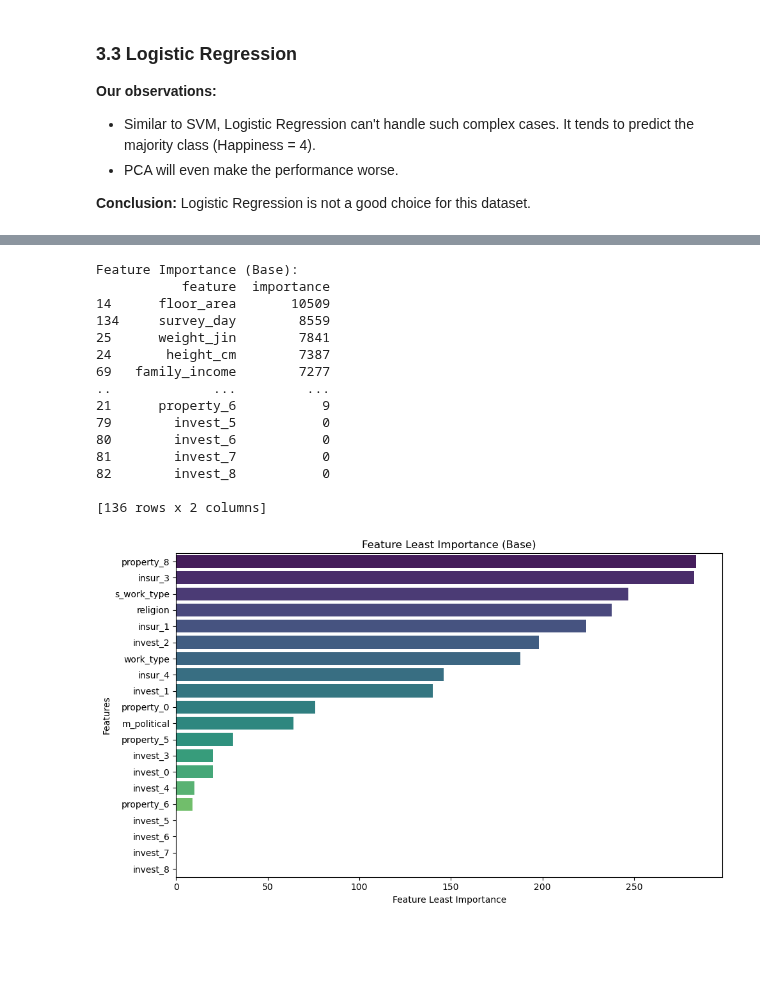
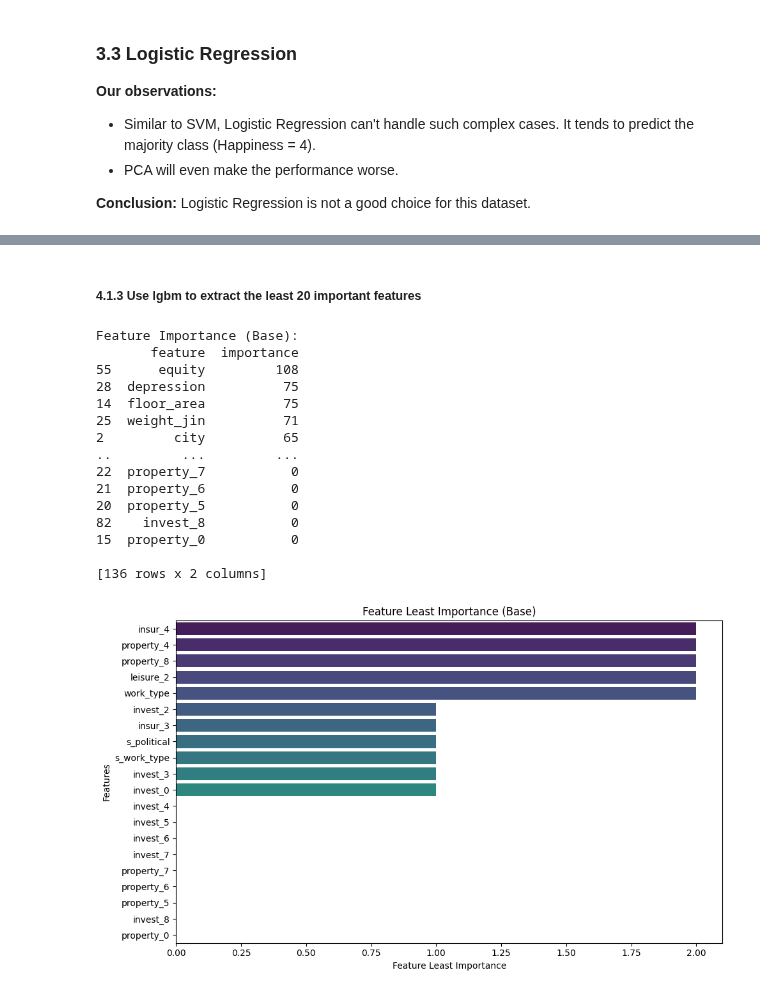
Before and after one commit to KesonStar/CS182_Final, a Jupyter notebook: Happiness_Prediction.ipynb, the cells around one changed output, grey strips where cells are left out. Saved outputs shown, nothing was run; the diff lists cells and outputs as text; code cells hidden in the pictures; blank space fills up the shorter version.

```diff
--- a/Happiness_Prediction.ipynb
+++ b/Happiness_Prediction.ipynb
@@ -324,7 +641,7 @@ metric1, metric2
 # %%
 from sklearn.decomposition import PCA
 
-pca = PCA(n_components = 8)
+pca = PCA(n_components = 20)
 reduced_train = pca.fit_transform(train_df_base)
 reduced_test = pca.fit_transform(test_df_base)
 
@@ -401,0 +741,30 @@ And if memory is not enough, you can set `force_col_wise=true`.
+# %%
+from sklearn import model_selection
+
+## Params 1
+lgbR = lgb.LGBMRegressor(n_estimators=1000)
+param_test = {
+'boosting_type':['gbdt','dart','goss'],
+}
+
+clf = model_selection.GridSearchCV(lgbR,param_test ,cv=10,n_jobs=-1,scoring='neg_mean_squared_error')
+clf.fit(train_df_base, train_label_base)
+
+print("clf.cv_results_['mean_test_score']:=%s"%clf.cv_results_['mean_test_score'])
+
+print(clf.best_score_)
+print(clf.best_params_)
+
+
+## Params 2
+lgbR = lgb.LGBMRegressor(n_estimators=1000)
+param_test = {
+ 'max_depth':range(1,10,2),
+ 'min_child_weight':[0.001,0.01,1,10]
+}
+clf=model_selection.GridSearchCV(lgbR,param_test,cv=10,n_jobs=-1,scoring='neg_mean_squared_error')
+clf.fit(train_df_base, train_label_base)
+
+print("clf.cv_results_['mean_test_score']:=%s"%clf.cv_results_['mean_test_score'])
+print(clf.best_score_)
+print(clf.best_params_)
@@ -402,50 +822,53 @@ And if memory is not enough, you can set `force_col_wise=true`.
+# %% [markdown]
+##### 4.1.3 Use lgbm to extract the least 20 important features
 # %%
 import seaborn as sns
 
+
+model = lgb.LGBMRegressor()
+model.fit(train_df_base, train_label_base)
+
+
 importance_base = pd.DataFrame({
     'feature': train_df_base.columns,
-    'importance': lgbR1.feature_importances_
+    'importance': model.feature_importances_
 }).sort_values(by='importance', ascending=False)
 
-importance_relevance = pd.DataFrame({
-    'feature': train_df_relevance.columns,
-    'importance': lgbR2.feature_importances_
-}).sort_values(by='importance', ascending=False)
 
 # 打印结果
 
 print("\nFeature Importance (Base):")
 print(importance_base)
 
 def plot_feature_importance(importance_df, title):
     plt.figure(figsize=(10, 6))
     sns.barplot(
         x="importance",
         y="feature",
-        data=importance_df.tail(20),  # 展示前 20 个最重要特征
+        data=importance_df.tail(20),
         palette="viridis"
     )
     plt.title(title)
     plt.xlabel("Feature Least Importance")
     plt.ylabel("Features")
     plt.tight_layout()
     plt.show()
 
 plot_feature_importance(importance_base, "Feature Least Importance (Base)")
 # %% [output]
 Feature Importance (Base):
-           feature  importance
-14      floor_area       10509
-134     survey_day        8559
-25      weight_jin        7841
-24       height_cm        7387
-69   family_income        7277
-..             ...         ...
-21      property_6           9
-79        invest_5           0
-80        invest_6           0
-81        invest_7           0
-82        invest_8           0
+       feature  importance
+55      equity         108
+28  depression          75
+14  floor_area          75
+25  weight_jin          71
+2         city          65
+..         ...         ...
+22  property_7           0
+21  property_6           0
+20  property_5           0
+82    invest_8           0
+15  property_0           0
 
 [136 rows x 2 columns]
-[figure, old version]
+[figure, new version]
```
Also changed, not shown: parts of 29 cells of this notebook, 4 other files.
